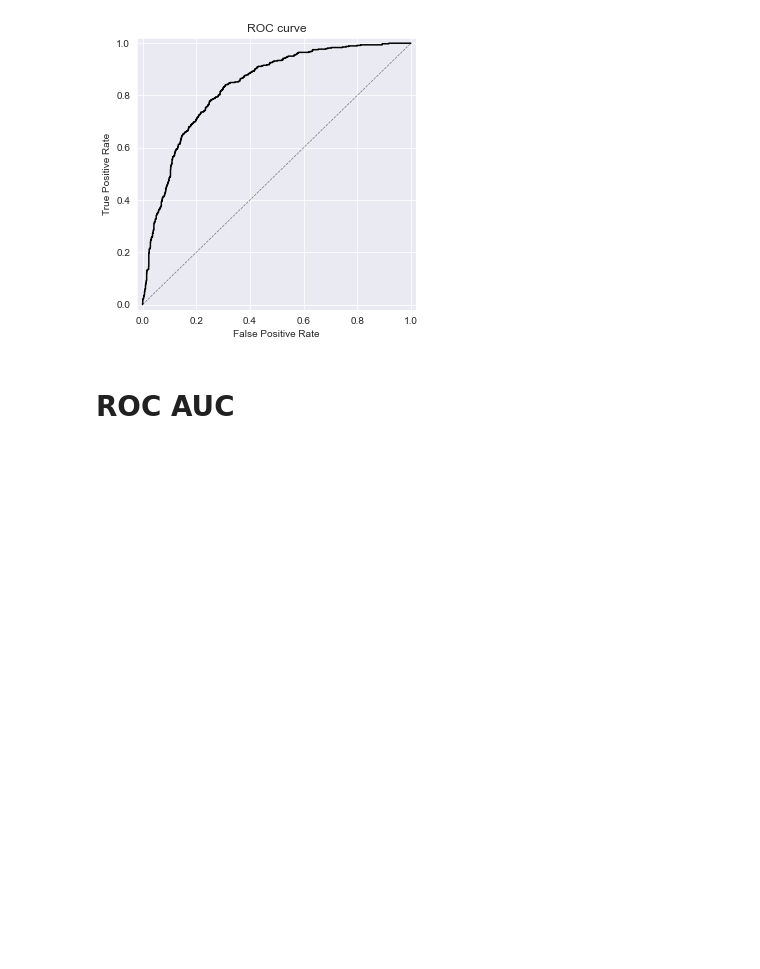
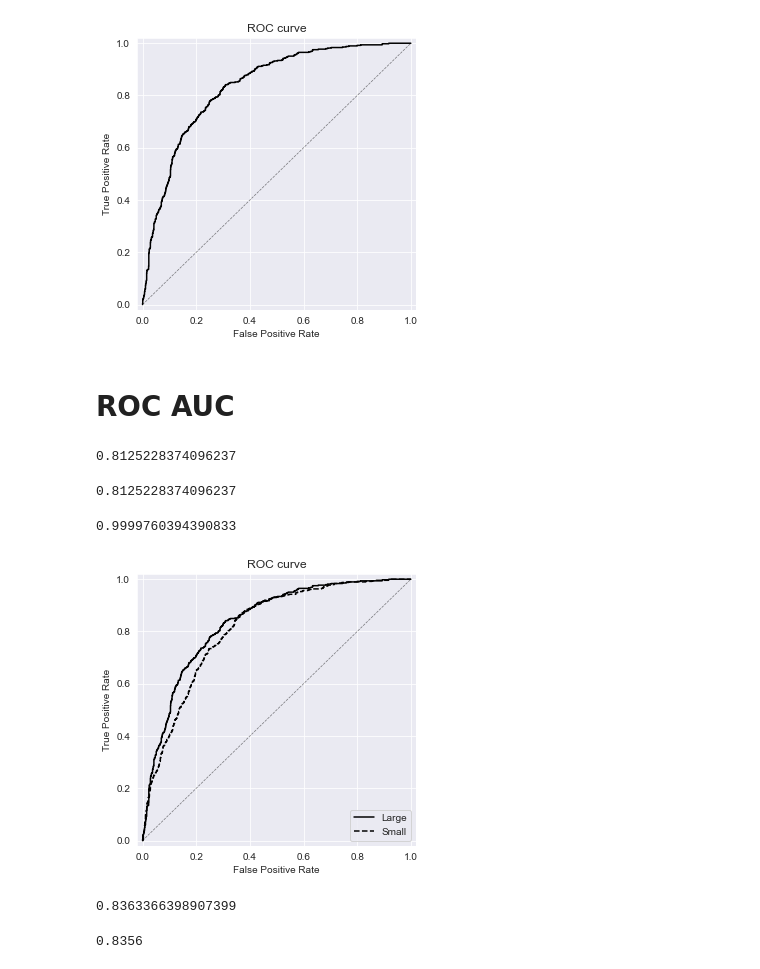
Before and after one commit to Wratch/mlbook_camp, a Jupyter notebook: Lessons/04-Week/04-week.ipynb, the cells around one changed output. Saved outputs shown, nothing was run; the diff lists cells and outputs as text; code cells hidden in the pictures; blank space fills up the shorter version.

```diff
--- a/Lessons/04-Week/04-week.ipynb
+++ b/Lessons/04-Week/04-week.ipynb
@@ -380,0 +383,33 @@ plt.show()
+# %%
+auc(df_scores_small.fpr, df_scores_small.tpr)
+# %% [output]
+0.8125228374096237
+# %%
+auc(df_scores_small.fpr, df_scores_small.tpr)
+# %% [output]
+0.8125228374096237
+# %%
+auc(df_ideal.fpr, df_ideal.tpr)
+# %% [output]
+0.9999760394390833
+# %%
+fpr_large, tpr_large, _ = roc_curve(y_val, y_pred)
+fpr_small, tpr_small, _ = roc_curve(y_val, y_pred_small)
+
+plt.figure(figsize=(5, 5))
+
+plt.plot(fpr_large, tpr_large, color='black', linestyle='solid', label='Large')
+plt.plot(fpr_small, tpr_small, color='black', linestyle='dashed', label='Small')
+plt.plot([0, 1], [0, 1], color='black', lw=0.7, linestyle='dashed', alpha=0.5)
+
+plt.xlim([-0.02, 1.02])
+plt.ylim([-0.02, 1.02])
+plt.xlabel('False Positive Rate')
+plt.ylabel('True Positive Rate')
+
+plt.title('ROC curve')
+plt.legend(loc='lower right')
+
+plt.show()
+# %% [output]
+[figure, added]
@@ -380,0 +418,4 @@ plt.show()
+# %%
+roc_auc_score(y_val,y_pred)
+# %% [output]
+0.8363366398907399
@@ -380,0 +427,10 @@ plt.show()
+# %%
+neg = y_pred[y_val == 0]
+pos = y_pred[y_val == 1]
+
+np.random.seed(1)
+neg_choice = np.random.randint(low=0, high=len(neg), size=10000)
+pos_choice = np.random.randint(low=0, high=len(pos), size=10000)
+(pos[pos_choice] > neg[neg_choice]).mean()
+# %% [output]
+0.8356
```
Also changed, not shown: parts of 15 cells of this notebook.
